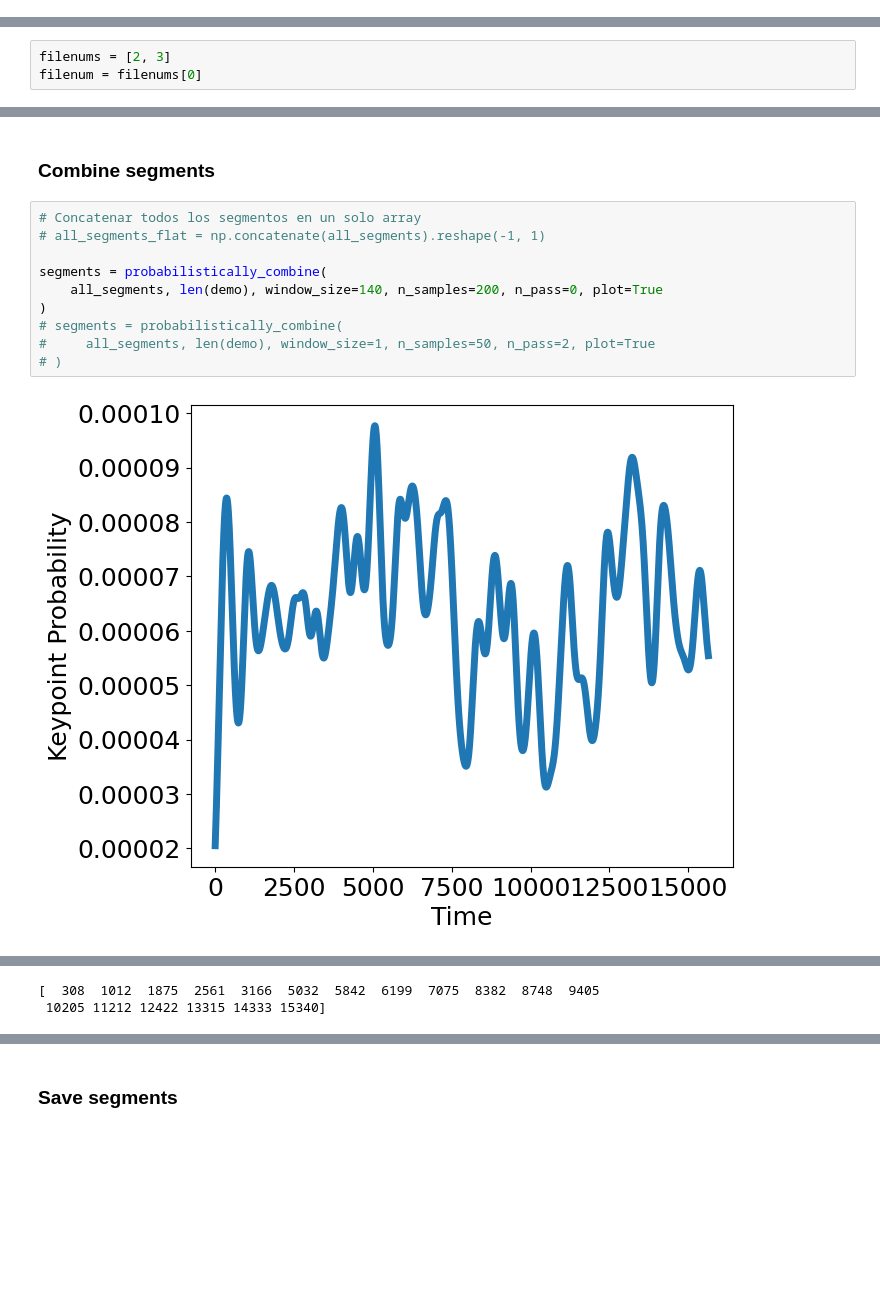
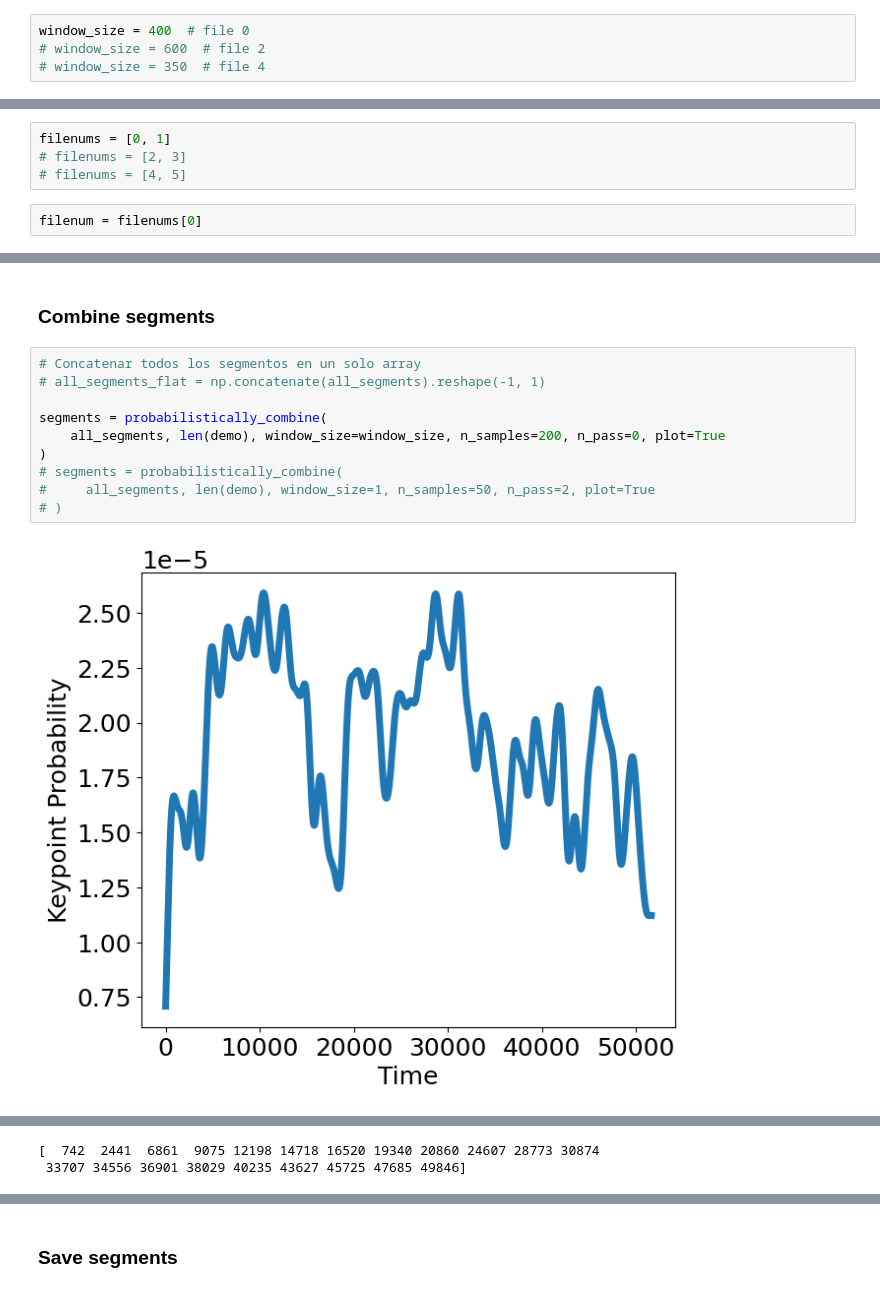
Before and after one commit to kir0ul/Segmentation-and-Grouping-Model, a Jupyter notebook: SegmentationProb/scripts/segm-ours.ipynb, the cells around one changed output, grey strips where cells are left out. Saved outputs shown, nothing was run; the diff lists cells and outputs as text; blank space fills up the shorter version.

Commit message:
chore: correct window_size for each file

```diff
--- a/SegmentationProb/scripts/segm-ours.ipynb
+++ b/SegmentationProb/scripts/segm-ours.ipynb
@@ -66,3 +69,7 @@ TRANSP_BACK_PLOT = True
+# %%
+window_size = 400  # file 0
+# window_size = 600  # file 2
+# window_size = 350  # file 4
 # %% [markdown]
 ## Data
 # %%
@@ -72,8 +79,11 @@ assert data_path_root.exists()
 # %%
 ground_truth_segm_file = data_path_root.parent / "segm_ground_truth.json"
 assert ground_truth_segm_file.exists()
+# %%
+filenums = [0, 1]
+# filenums = [2, 3]
+# filenums = [4, 5]
 # %%
-filenums = [2, 3]
 filenum = filenums[0]
 # %%
 gt_segm_dict, video_file, hdf5_file = get_gtdict_filenames(
@@ -535,12 +586,12 @@ Segmentos 1: [[0, 33, 41, 66, 81, 83, 85, 88, 89, 90, 93, 94, 95, 96, 97, 111, 1
 # %%
 # Concatenar todos los segmentos en un solo array
 # all_segments_flat = np.concatenate(all_segments).reshape(-1, 1)
 
 segments = probabilistically_combine(
-    all_segments, len(demo), window_size=140, n_samples=200, n_pass=0, plot=True
+    all_segments, len(demo), window_size=window_size, n_samples=200, n_pass=0, plot=True
 )
 # segments = probabilistically_combine(
 #     all_segments, len(demo), window_size=1, n_samples=50, n_pass=2, plot=True
 # )
 # %% [output]
-[figure, old version]
+[figure, new version]
@@ -549,2 +600,2 @@ segments = probabilistically_combine(
-[  308  1012  1875  2561  3166  5032  5842  6199  7075  8382  8748  9405
- 10205 11212 12422 13315 14333 15340]
+[  742  2441  6861  9075 12198 14718 16520 19340 20860 24607 28773 30874
+ 33707 34556 36901 38029 40235 43627 45725 47685 49846]
```
Also changed, not shown: parts of 25 cells of this notebook.
